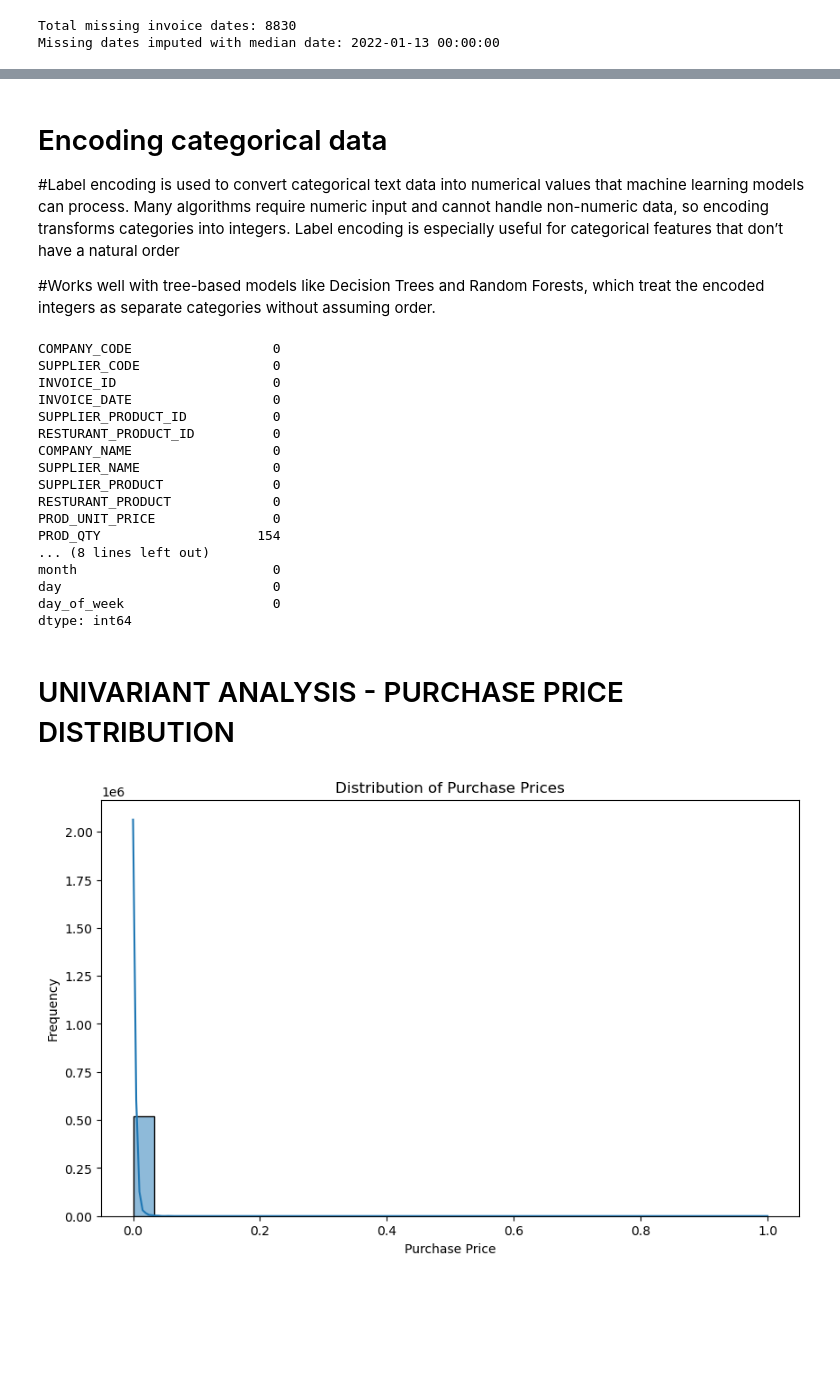
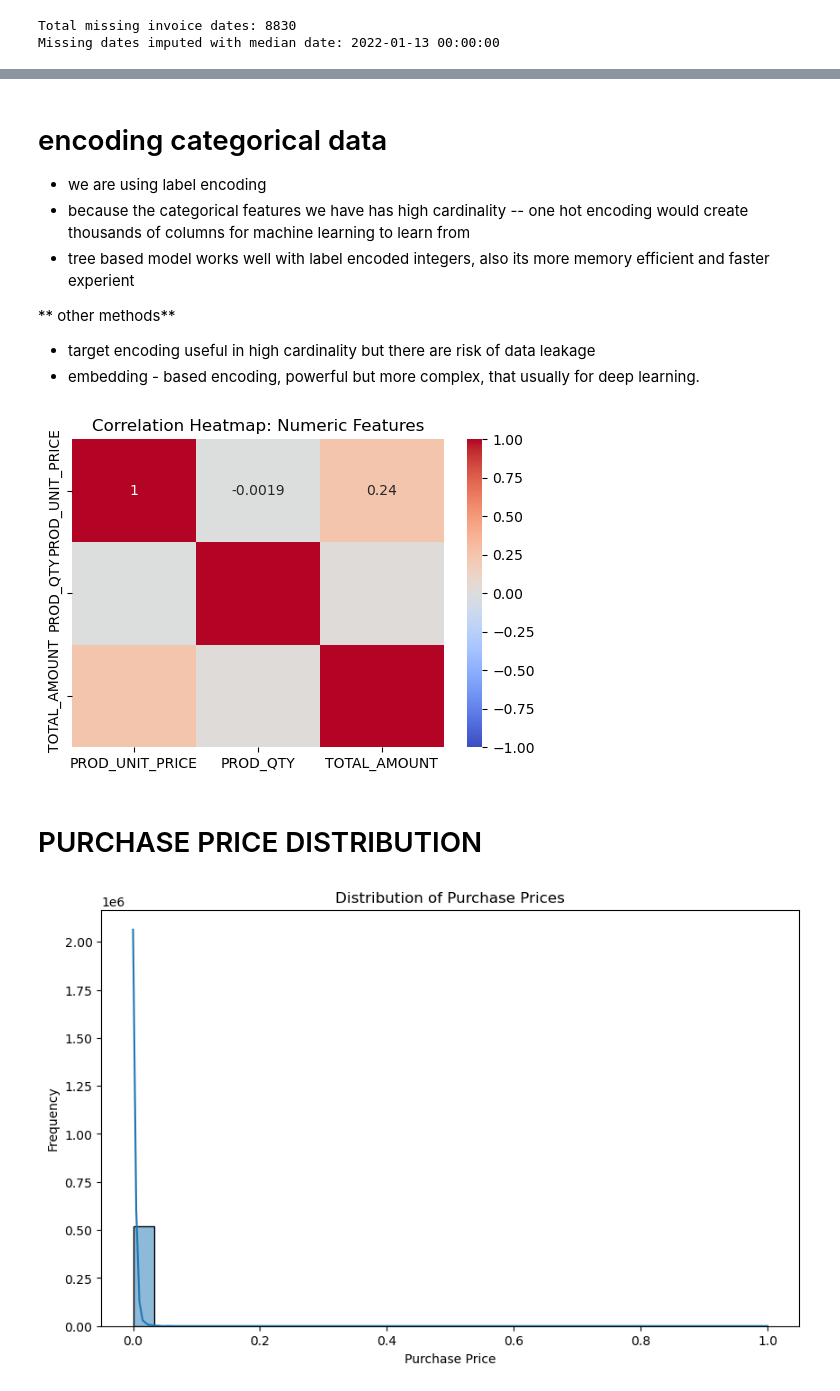
Before and after one commit to AshuDSAI/DS_Project, a Jupyter notebook: purchase_savings_alert.ipynb, the cells around one changed output, grey strips where cells are left out. Cells and saved outputs as stored; diff of their text form; code cells hidden in the pictures; blank space fills up the shorter version.

```diff
--- a/purchase_savings_alert.ipynb
+++ b/purchase_savings_alert.ipynb
@@ -102,9 +199,12 @@ plt.show()
 # %% [markdown]
-# Encoding categorical data
+# encoding categorical data
+-  we are using label encoding
+-  because the categorical features we have has high cardinality -- one hot encoding would create thousands of columns for machine learning to learn from
+-  tree based model works well with label encoded integers, also its more memory efficient and faster experient
 
-#Label encoding is used to convert categorical text data into numerical values that machine learning models can process. Many algorithms require numeric input and cannot handle non-numeric data, so encoding transforms categories into integers. Label encoding is especially useful for categorical features that don’t have a natural order
-
-#Works well with tree-based models like Decision Trees and Random Forests, which treat the encoded integers as separate categories without assuming order.
+** other methods**
+-  target encoding useful in high cardinality but there are risk of data leakage
+-  embedding - based encoding, powerful but more complex, that usually for deep learning.
 # %%
 # Applied LabelEncoder to categorical features to convert them into numerical feature so that model can read them
 def label_encode_ids(df, columns):
@@ -121,35 +221,28 @@ purchase_data['SUPPLIER_PRODUCT_ID'] = purchase_data['SUPPLIER_PRODUCT_ID'].asty
 # Apply label encoding to ids of company, supplier, and item
 purchase_data = label_encode_ids(purchase_data, ['COMPANY_CODE', 'SUPPLIER_CODE', 'SUPPLIER_PRODUCT_ID'])
 # %%
-# Added new features from invoice date (part of feature engineering)
+# Added new features from invoice date(part of feature engineering)
 purchase_data['year'] = purchase_data['INVOICE_DATE'].dt.year
 purchase_data['month'] = purchase_data['INVOICE_DATE'].dt.month
 purchase_data['day'] = purchase_data['INVOICE_DATE'].dt.day
 purchase_data['day_of_week'] = purchase_data['INVOICE_DATE'].dt.dayofweek
-
-# Check for missing values
-print(purchase_data.isnull().sum())
-# %% [output]
-COMPANY_CODE                  0
-SUPPLIER_CODE                 0
-INVOICE_ID                    0
-INVOICE_DATE                  0
-SUPPLIER_PRODUCT_ID           0
-RESTURANT_PRODUCT_ID          0
-COMPANY_NAME                  0
-SUPPLIER_NAME                 0
-SUPPLIER_PRODUCT              0
-RESTURANT_PRODUCT             0
-PROD_UNIT_PRICE               0
-PROD_QTY                    154
-... (8 lines left out)
-month                         0
-day                           0
-day_of_week                   0
-dtype: int64
+# %%
+
+
+# Numeric subset
+num_cols = ['PROD_UNIT_PRICE', 'PROD_QTY', 'TOTAL_AMOUNT']
+corr = purchase_data[num_cols].corr()
+
+# Heatmap
+plt.figure(figsize=(6,4))
+sns.heatmap(corr, annot=True, cmap="coolwarm", vmin=-1, vmax=1)
+plt.title("Correlation Heatmap: Numeric Features")
+plt.show()
+# %% [output]
+[figure, added]
 # %% [markdown]
 
-# UNIVARIANT ANALYSIS - PURCHASE PRICE DISTRIBUTION
+# PURCHASE PRICE DISTRIBUTION
 # %%
 purchase_data = purchase_data[purchase_data['TOTAL_AMOUNT'] > 0]
 # %%
```
Also changed, not shown: parts of 46 cells of this notebook.
